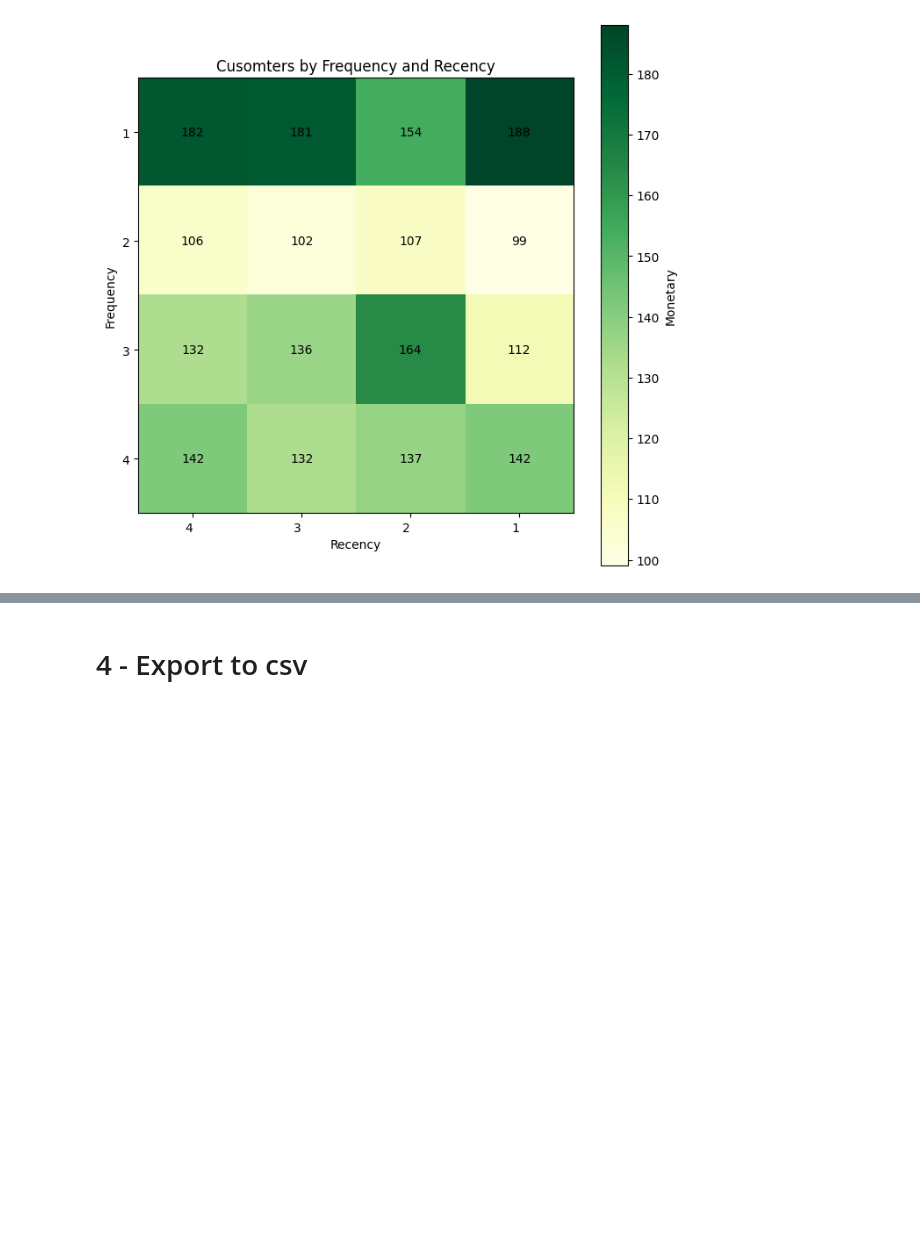
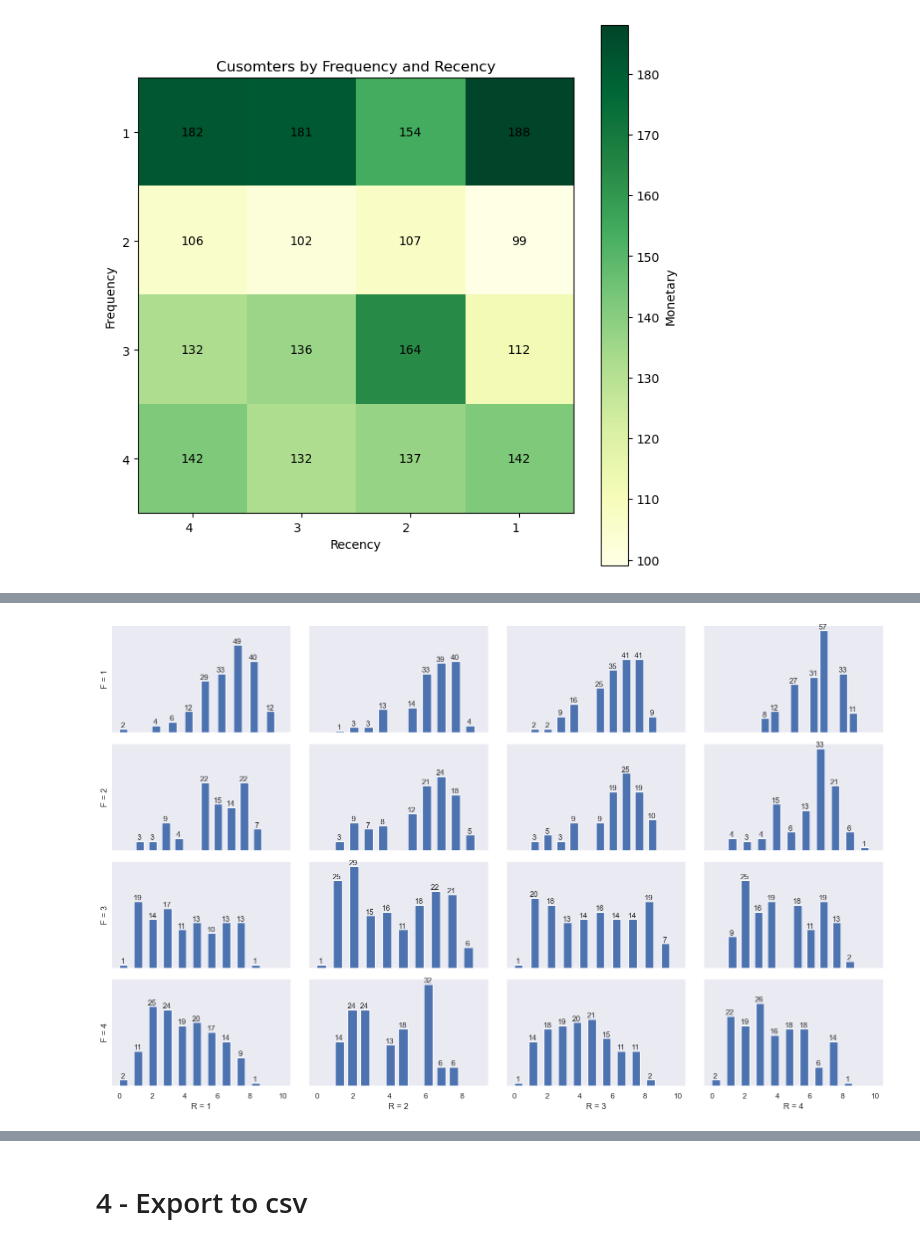
Before and after one commit to nqtquoctrung94/RFM_Customer_Personality_Analysis, a Jupyter notebook: clean_data.ipynb, the cells around one changed output, grey strips where cells are left out. Cells and saved outputs as stored; diff of their text form; code cells hidden in the pictures; blank space fills up the shorter version.

```diff
--- a/clean_data.ipynb
+++ b/clean_data.ipynb
@@ -603,0 +624,40 @@ rfm_bar_chart(rfm_data)
+# %%
+def rfm_bar_chart(rfm_table):
+    grouped_data = rfm_table.groupby(['Frequency_score', 'Recency_score'])['NumWebVisitsMonth'].apply(list).reset_index()
+
+    matrix_size = 4
+    matrix = [[[] for _ in range(matrix_size)] for _ in range(matrix_size)]
+
+    # Fill the matrix with the NumWebVisitsMonth scores for each Frequency_score x Recency_score pair
+    for _, row in grouped_data.iterrows():
+        freq_idx = min(row['Frequency_score'] - 1, matrix_size - 1)
+        rec_idx = min(row['Recency_score'] - 1, matrix_size - 1)
+        matrix[freq_idx][rec_idx] = row['NumWebVisitsMonth']
+
+    # Create the 5x5 matrix of histograms
+    _, axes = plt.subplots(matrix_size, matrix_size, figsize=(20, 12), sharex='col', sharey='row')
+    sns.set(style="dark")
+
+    for i in range(matrix_size):
+        for j in range(matrix_size):
+            ax = axes[i, j]
+            hist_values, hist_bins, _ = ax.hist(matrix[i][j], width=0.5)
+
+            if i == matrix_size - 1:
+                ax.set_xlabel(f"R = {j + 1}")
+
+            if j == 0:
+                ax.set_ylabel(f"F = {i + 1}")
+
+            ax.set_yticks([])
+
+            for value, bin in zip(hist_values, hist_bins):
+                if value > 0:
+                    ax.text(bin + 0.2, value, str(int(value)), ha='center', va='bottom', fontsize=11)
+
+    plt.subplots_adjust(wspace=0.1, hspace=0.1)
+    plt.show()
+
+rfm_bar_chart(rfm_update_data[rfm_update_data['NumWebVisitsMonth'] <= 10])
+# %% [output]
+[figure, added]
```
Also changed, not shown: parts of 20 cells of this notebook, 1 other file.
